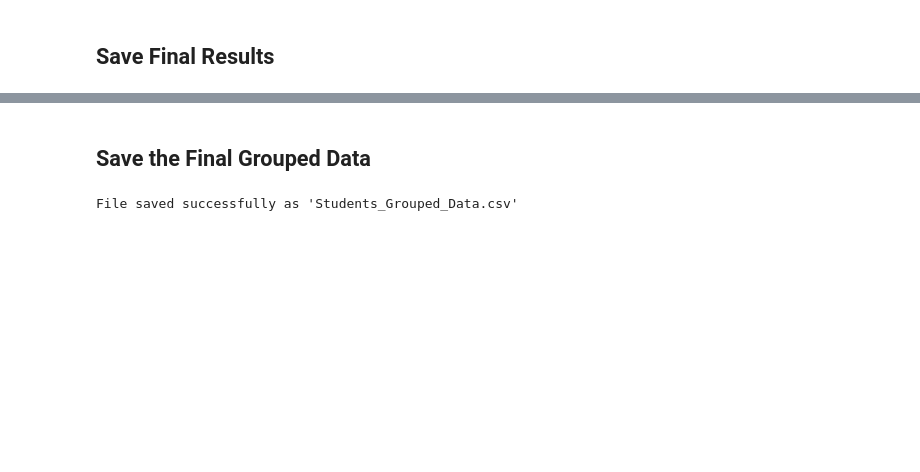
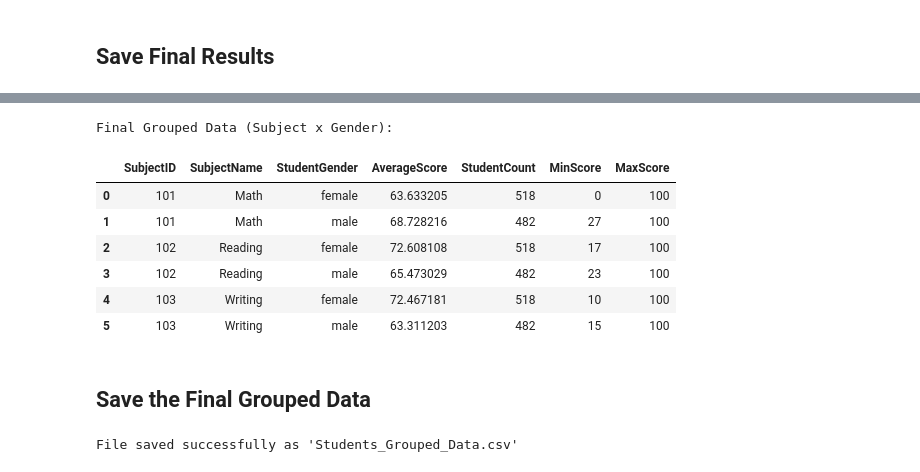
Before and after one commit to os7i/Data-Aggregation_Grouping, a Jupyter notebook: Data_Aggregation_&_Grouping.ipynb, the cells around one changed output, grey strips where cells are left out. Saved outputs shown, nothing was run; the diff lists cells and outputs as text; code cells hidden in the pictures; blank space fills up the shorter version.

```diff
--- a/Data_Aggregation_&_Grouping.ipynb
+++ b/Data_Aggregation_&_Grouping.ipynb
@@ -89,17 +90,16 @@ Subjects Dataset:
 # %% [markdown]
 ##  Merge Operations (Inner & Left Join)
 # %%
-subjects = pd.DataFrame({
-    'SubjectID': [1, 2, 3, 4],
-    'SubjectName': ['Math', 'Reading', 'Writing', 'Science']
-})
 
-merged_data = pd.merge(students, subjects, left_on='StudentID', right_on='SubjectID', how='inner')
-print("\nInner Join Result:")
-print(merged_data)
+students_subjects = students.copy()
+students_subjects["SubjectID"] = [101, 101, 102, 103]  # توزيع افتراضي للتجربة
 
-left_join = pd.merge(subjects, students, left_on='SubjectID', right_on='StudentID', how='left')
-print("\nLeft Join Result:")
-print(left_join)
+inner_join = pd.merge(students_subjects, subjects, on="SubjectID", how="inner")
+print("Inner Join Result:")
+display(inner_join)
+
+left_join = pd.merge(subjects, students_subjects, on="SubjectID", how="left")
+print("Left Join Result:")
+display(left_join)
 # %% [output]
 Inner Join Result:
@@ -165,3 +165,59 @@ Subjects with Average Math Scores:
+# %%
+# Goal: Average score per subject by gender (full dataset)
+
+# Steps:
+# 1) Convert data to long format
+# 2) Group by subject and gender
+# 3) Merge with subjects to add SubjectID
+
+
+# Convert to long format (Subject + Score)
+long_df = df.melt(
+    id_vars=["gender"],
+    value_vars=["math score", "reading score", "writing score"],
+    var_name="SubjectName",
+    value_name="Score"
+)
+
+# Clean subject names
+long_df["SubjectName"] = (
+    long_df["SubjectName"]
+    .str.replace(" score", "", regex=False)
+    .str.title()
+)
+
+# Aggregate metrics
+grouped = (
+    long_df.groupby(["SubjectName", "gender"], as_index=False)
+    .agg(
+        AverageScore=("Score", "mean"),
+        StudentCount=("Score", "size"),
+        MinScore=("Score", "min"),
+        MaxScore=("Score", "max")
+    )
+    .rename(columns={"gender": "StudentGender"})
+)
+
+# Merge with subjects to add SubjectID
+final_data = (
+    grouped.merge(subjects, on="SubjectName", how="left")[
+        ["SubjectID", "SubjectName", "StudentGender",
+         "AverageScore", "StudentCount", "MinScore", "MaxScore"]
+    ]
+    .sort_values(["SubjectID", "StudentGender"], na_position="last")
+)
+
+print("Final Grouped Data (Subject x Gender):")
+display(final_data)
+# %% [output]
+Final Grouped Data (Subject x Gender):
+|  | SubjectID | SubjectName | StudentGender | AverageScore | StudentCount | MinScore | MaxScore |
+| 0 | 101 | Math | female | 63.633205 | 518 | 0 | 100 |
+| 1 | 101 | Math | male | 68.728216 | 482 | 27 | 100 |
+| 2 | 102 | Reading | female | 72.608108 | 518 | 17 | 100 |
+| 3 | 102 | Reading | male | 65.473029 | 482 | 23 | 100 |
+| 4 | 103 | Writing | female | 72.467181 | 518 | 10 | 100 |
+| 5 | 103 | Writing | male | 63.311203 | 482 | 15 | 100 |
 # %% [markdown]
 ##  Save the Final Grouped Data
 # %%
```
Also changed, not shown: parts of 5 cells of this notebook.
